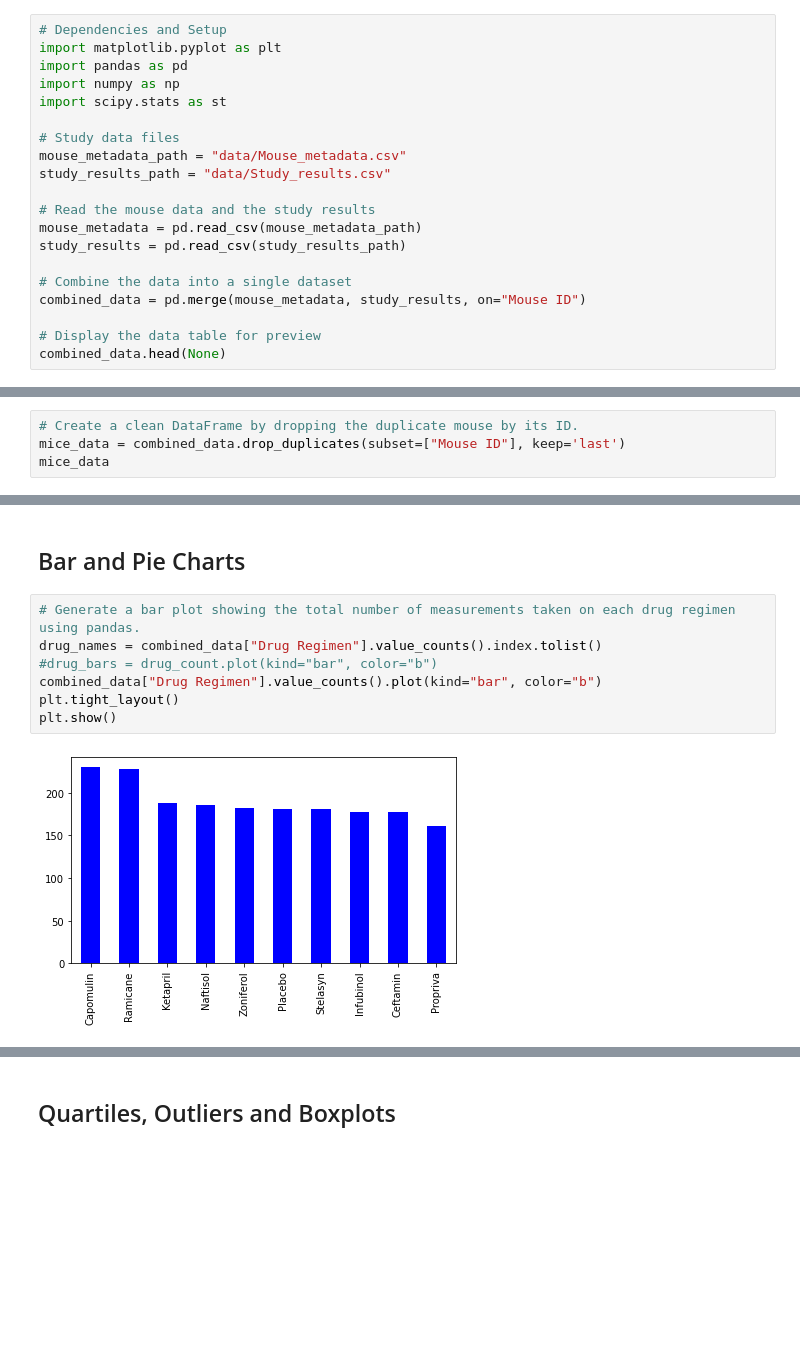
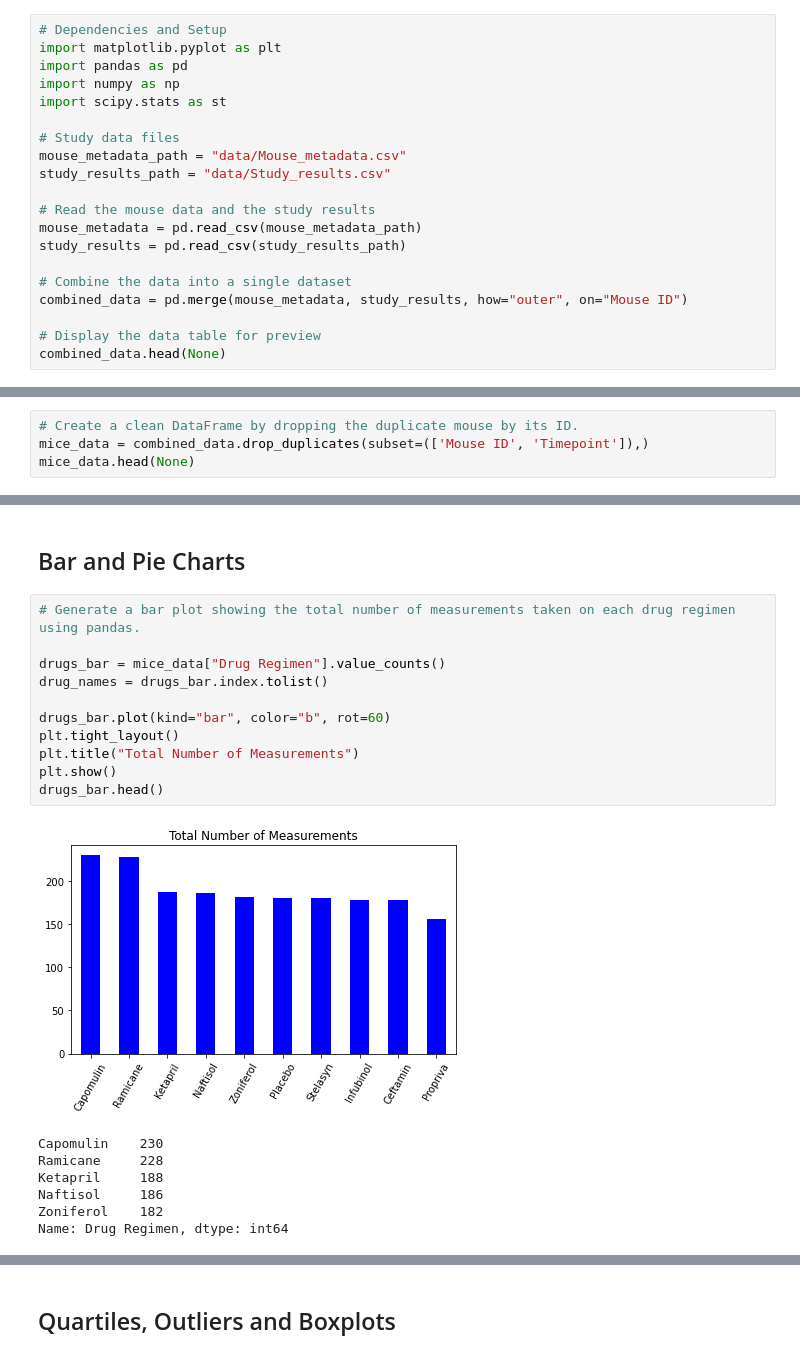
Before and after one commit to sustainedtang/matplotlib-challenge-, a Jupyter notebook: pymaceuticals_starter.ipynb, the cells around one changed output, grey strips where cells are left out. Drawn from its saved outputs; the diff is of its cells as text; blank space fills up the shorter version.

```diff
--- a/pymaceuticals_starter.ipynb
+++ b/pymaceuticals_starter.ipynb
@@ -16,7 +16,7 @@ mouse_metadata = pd.read_csv(mouse_metadata_path)
 study_results = pd.read_csv(study_results_path)
 
 # Combine the data into a single dataset
-combined_data = pd.merge(mouse_metadata, study_results, on="Mouse ID")
+combined_data = pd.merge(mouse_metadata, study_results, how="outer", on="Mouse ID")
 
 # Display the data table for preview
 combined_data.head(None)
@@ -65,6 +72,6 @@ combined_mice.head(None)
 # %%
 # Create a clean DataFrame by dropping the duplicate mouse by its ID.
-mice_data = combined_data.drop_duplicates(subset=["Mouse ID"], keep='last')
-mice_data
+mice_data = combined_data.drop_duplicates(subset=(['Mouse ID', 'Timepoint']),)
+mice_data.head(None)
 # %% [output]
 |  | Mouse ID | Drug Regimen | Sex | Age_months | Weight (g) | Timepoint | Tumor Volume (mm3) | ... |
@@ -121,13 +136,23 @@ drug_table
 ## Bar and Pie Charts
 # %%
 # Generate a bar plot showing the total number of measurements taken on each drug regimen using pandas.
-drug_names = combined_data["Drug Regimen"].value_counts().index.tolist()
-#drug_bars = drug_count.plot(kind="bar", color="b")
-combined_data["Drug Regimen"].value_counts().plot(kind="bar", color="b")
+
+drugs_bar = mice_data["Drug Regimen"].value_counts()
+drug_names = drugs_bar.index.tolist()
+
+drugs_bar.plot(kind="bar", color="b", rot=60)
 plt.tight_layout()
+plt.title("Total Number of Measurements")
 plt.show()
+drugs_bar.head()
 # %% [output]
-[figure, old version]
+[figure, new version]
+Capomulin    230
+Ramicane     228
+Ketapril     188
+Naftisol     186
+Zoniferol    182
+Name: Drug Regimen, dtype: int64
 # %%
 # Generate a bar plot showing the total number of measurements taken on each drug regimen using pyplot.
 #drug_names =
```
Also changed, not shown: parts of 12 cells of this notebook.
